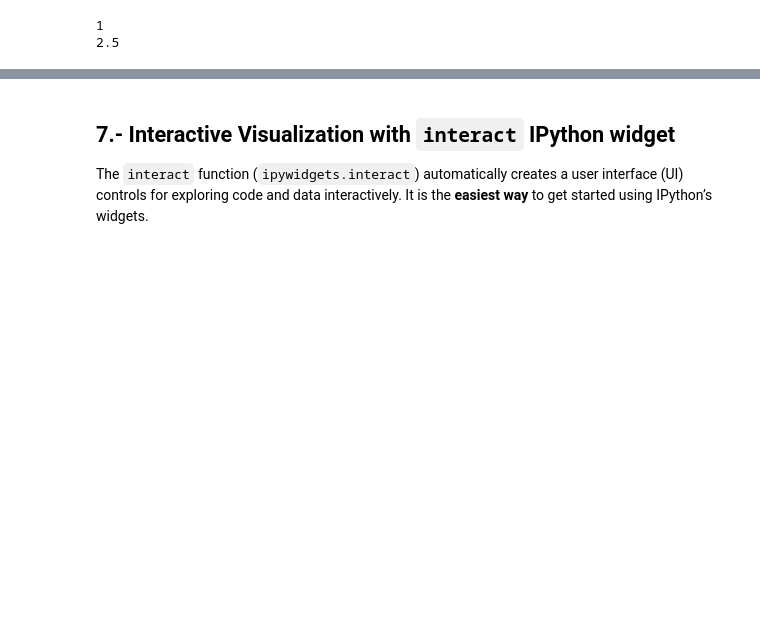
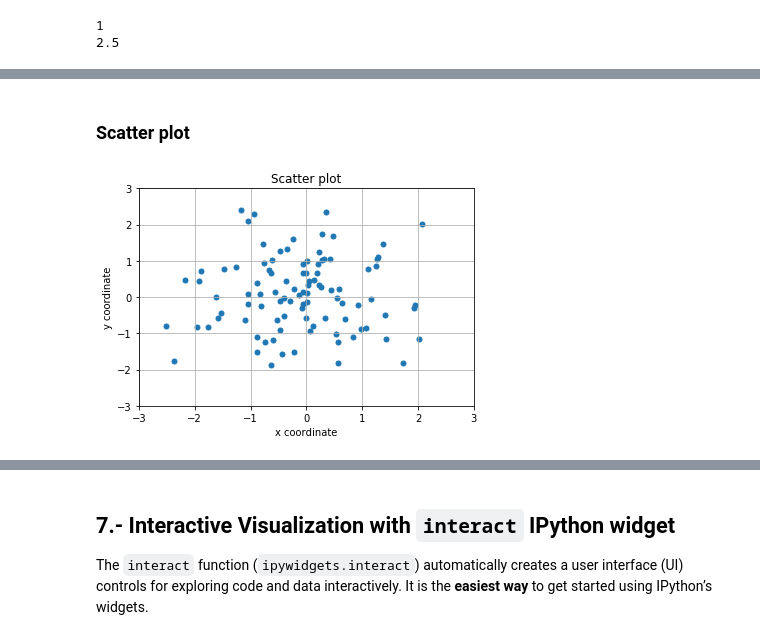
Before and after one commit to ChileanVirtualObservatory/notebooks, a Jupyter notebook: course/I - Introduction.ipynb, the cells around one changed output, grey strips where cells are left out. Drawn from its saved outputs; the diff is of its cells as text; code cells hidden in the pictures; blank space fills up the shorter version.

```diff
--- a/course/I - Introduction.ipynb
+++ b/course/I - Introduction.ipynb
@@ -191,0 +574,16 @@ ax = plt.plot(x,np.matrix([y, z]).T)
+# %% [markdown]
+### Scatter plot
+# %%
+x = np.random.randn(100)
+y = np.random.randn(100)
+
+plt.scatter(x, y, marker='o', s=25)
+plt.grid()
+plt.xlabel('x coordinate')
+plt.ylabel('y coordinate')
+plt.title('Scatter plot')
+plt.xlim(-3,3)
+plt.ylim(-3,3)
+plt.show()
+# %% [output]
+[figure, added]
```
Also changed, not shown: parts of 78 cells of this notebook.
